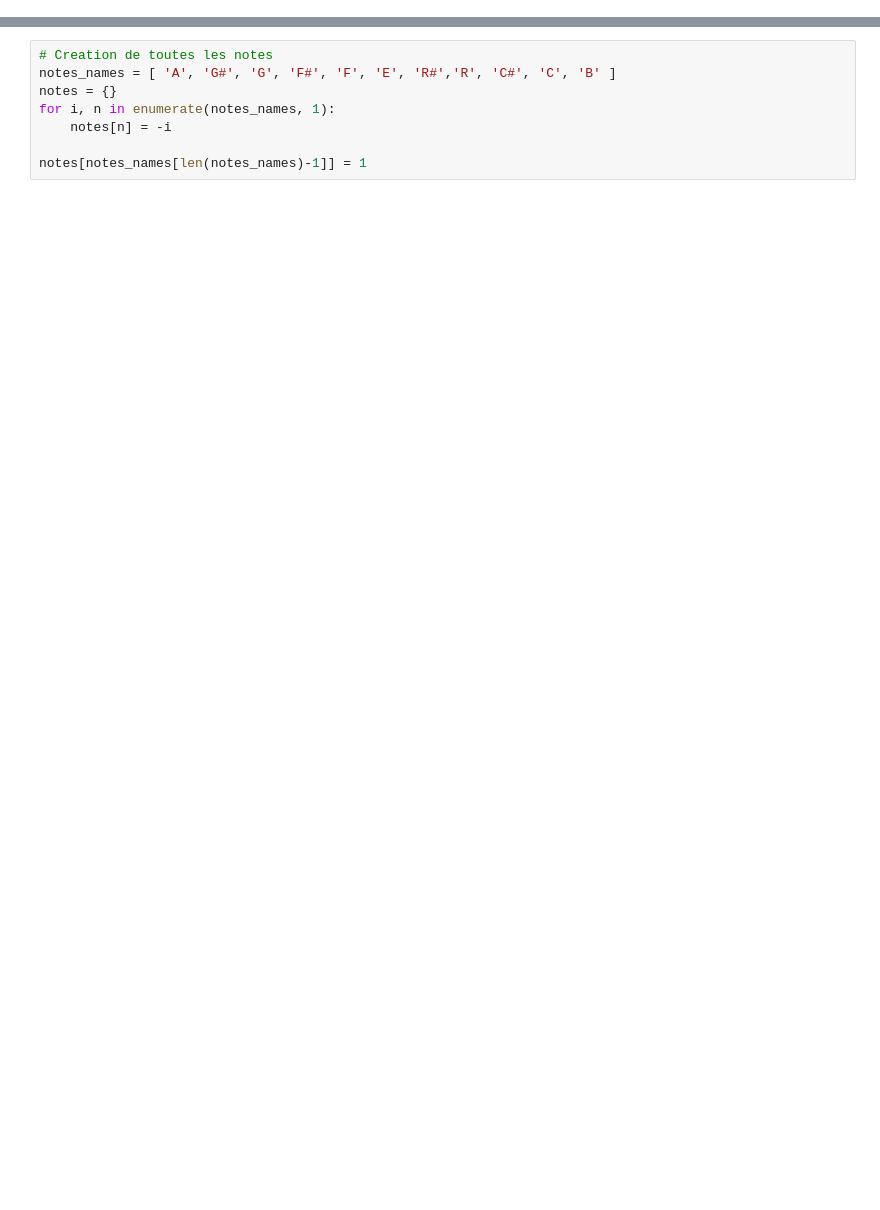
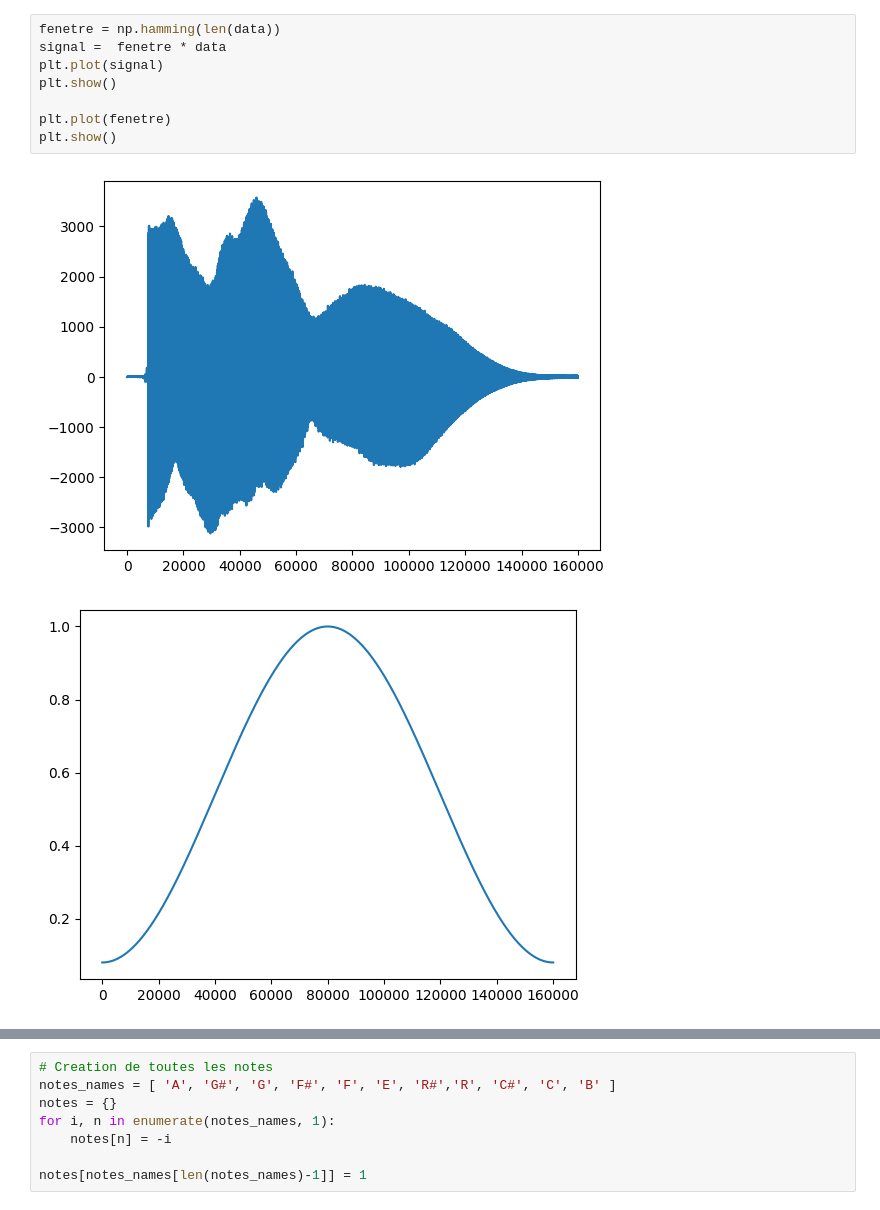
Before and after one commit to jactymilena/APP3_S5, a Jupyter notebook: problematique.ipynb, the cells around one changed output, grey strips where cells are left out. Cells and saved outputs as stored; diff of their text form; blank space fills up the shorter version.

```diff
--- a/problematique.ipynb
+++ b/problematique.ipynb
@@ -20 +17,12 @@ plt.show()
+# %%
+fenetre = np.hamming(len(data))
+signal =  fenetre * data
+plt.plot(signal)
+plt.show()
+
+plt.plot(fenetre)
+plt.show()
+# %% [output]
+[figure, added]
+[figure, added]
 # %%
```
Also changed, not shown: parts of 14 cells of this notebook.
